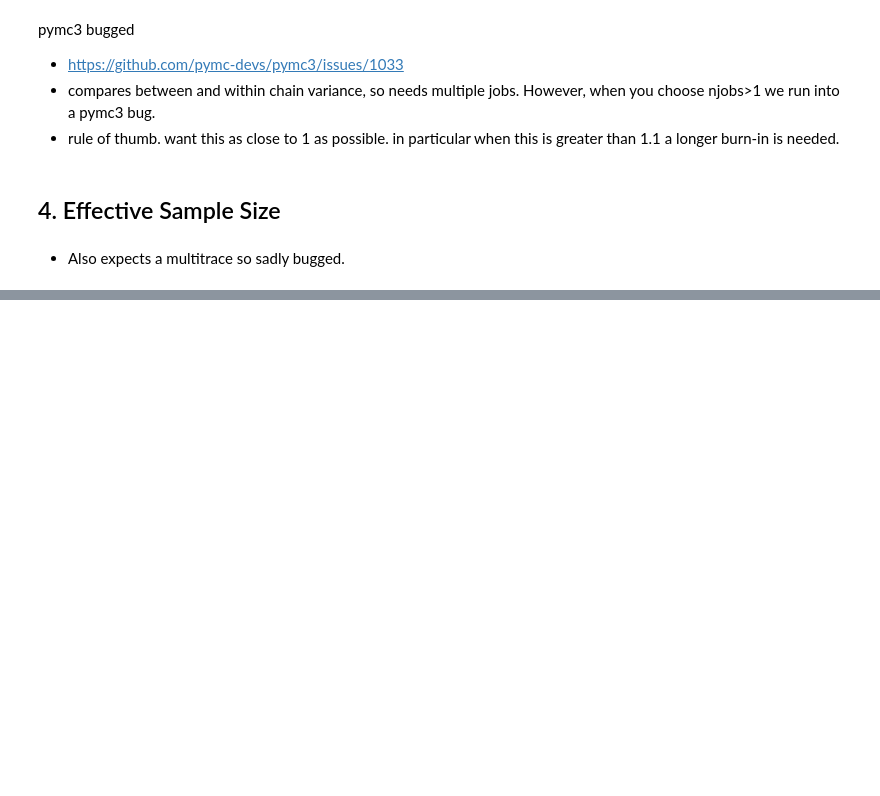
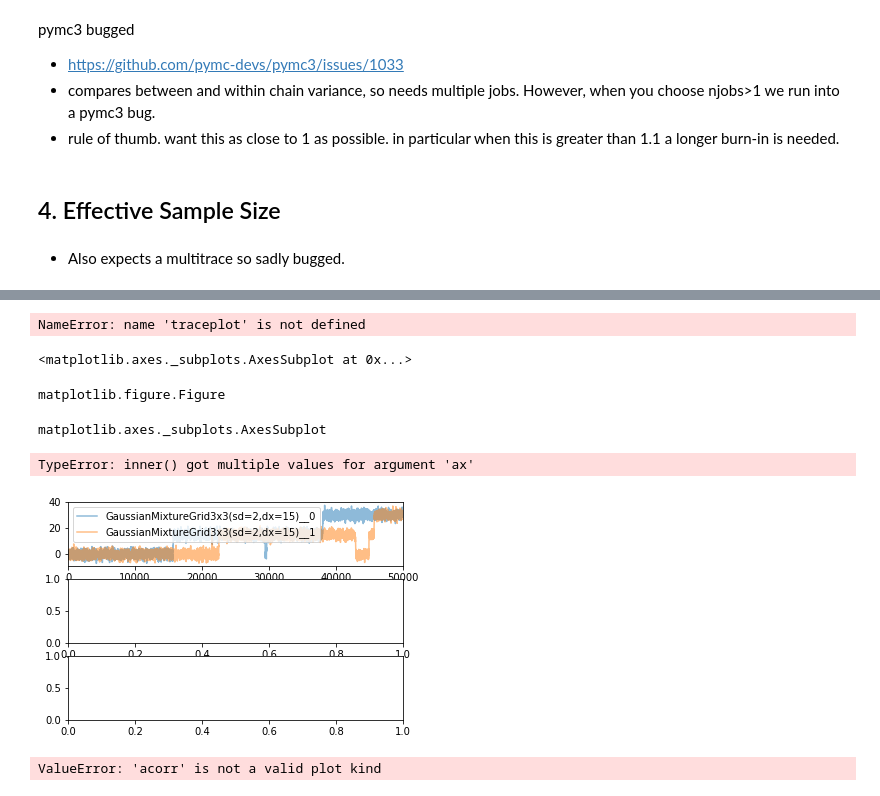
Before and after one commit to asross/cs205-project, a Jupyter notebook: datasets/HMC_diagnostics.ipynb, the cells around one changed output, grey strips where cells are left out. Drawn from its saved outputs; the diff is of its cells as text; code cells hidden in the pictures; blank space fills up the shorter version.

```diff
--- a/datasets/HMC_diagnostics.ipynb
+++ b/datasets/HMC_diagnostics.ipynb
@@ -234,0 +399,16 @@ pm.diagnostics.effective_n(trace_metropolis2)
+# %%
+axs = traceplot(trace_metropolis)
+# %% [output]
+NameError: name 'traceplot' is not defined
+# %%
+ax[0][1]
+# %% [output]
+<matplotlib.axes._subplots.AxesSubplot at 0x...>
+# %%
+type(fig)
+# %% [output]
+matplotlib.figure.Figure
+# %%
+type(axs[])
+# %% [output]
+matplotlib.axes._subplots.AxesSubplot
@@ -234,0 +417,13 @@ pm.diagnostics.effective_n(trace_metropolis2)
+# %%
+fig, axs = plt.subplots(3,1)
+ax1,ax2,ax3 = axs
+pm.trace_to_dataframe(trace_metropolis).plot(alpha=.5, ax=ax1)
+plt.acorr(pm.trace_to_dataframe(trace_metropolis).ix[:,0], ax=ax2)
+plt.acorr(pm.trace_to_dataframe(trace_metropolis).ix[:,1], ax=ax3)
+# %% [output]
+TypeError: inner() got multiple values for argument 'ax'
+[figure, added]
+# %%
+pm.trace_to_dataframe(trace_metropolis).plot(alpha=.5, kind="acorr")
+# %% [output]
+ValueError: 'acorr' is not a valid plot kind
```
Also changed, not shown: parts of 17 cells of this notebook, 2 other files.
